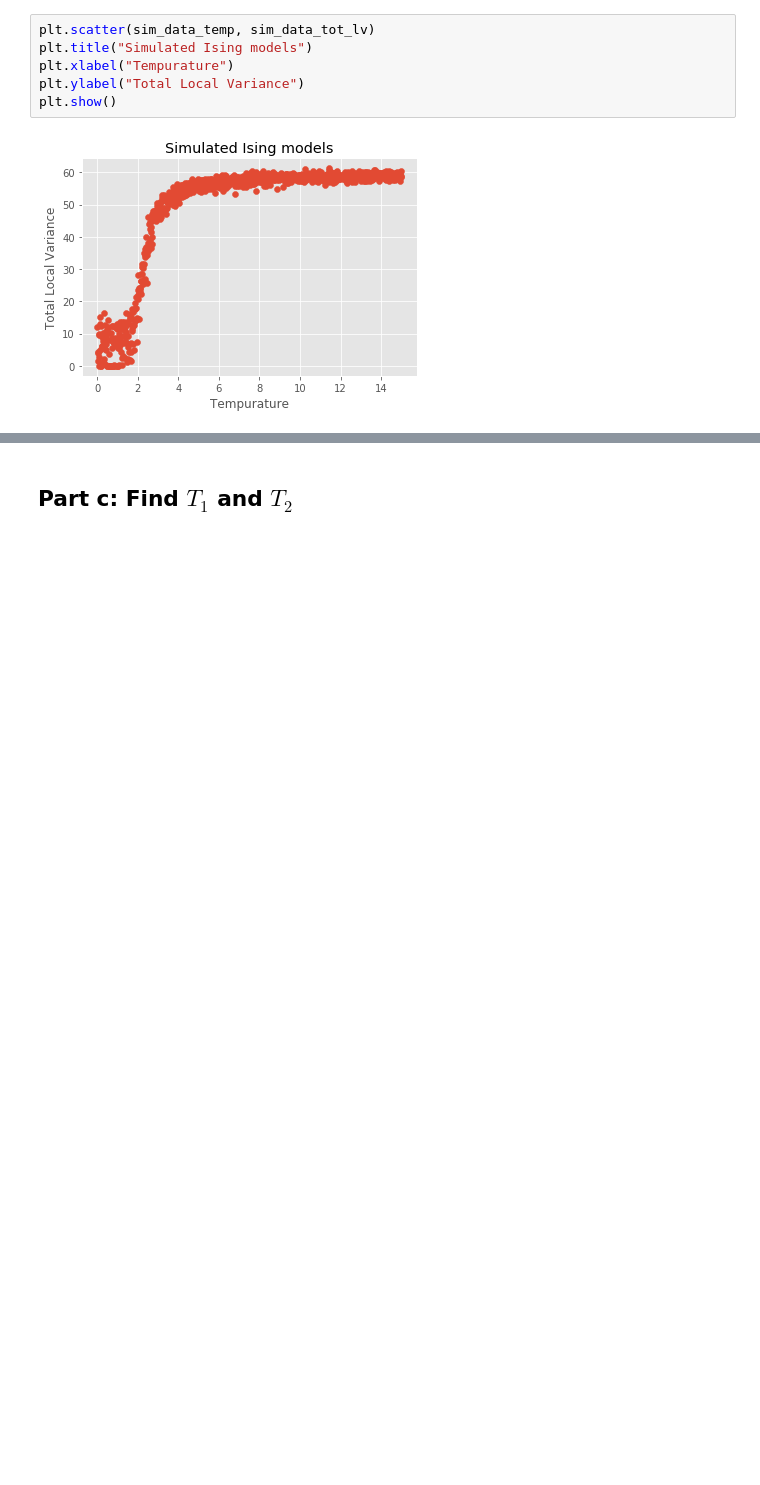
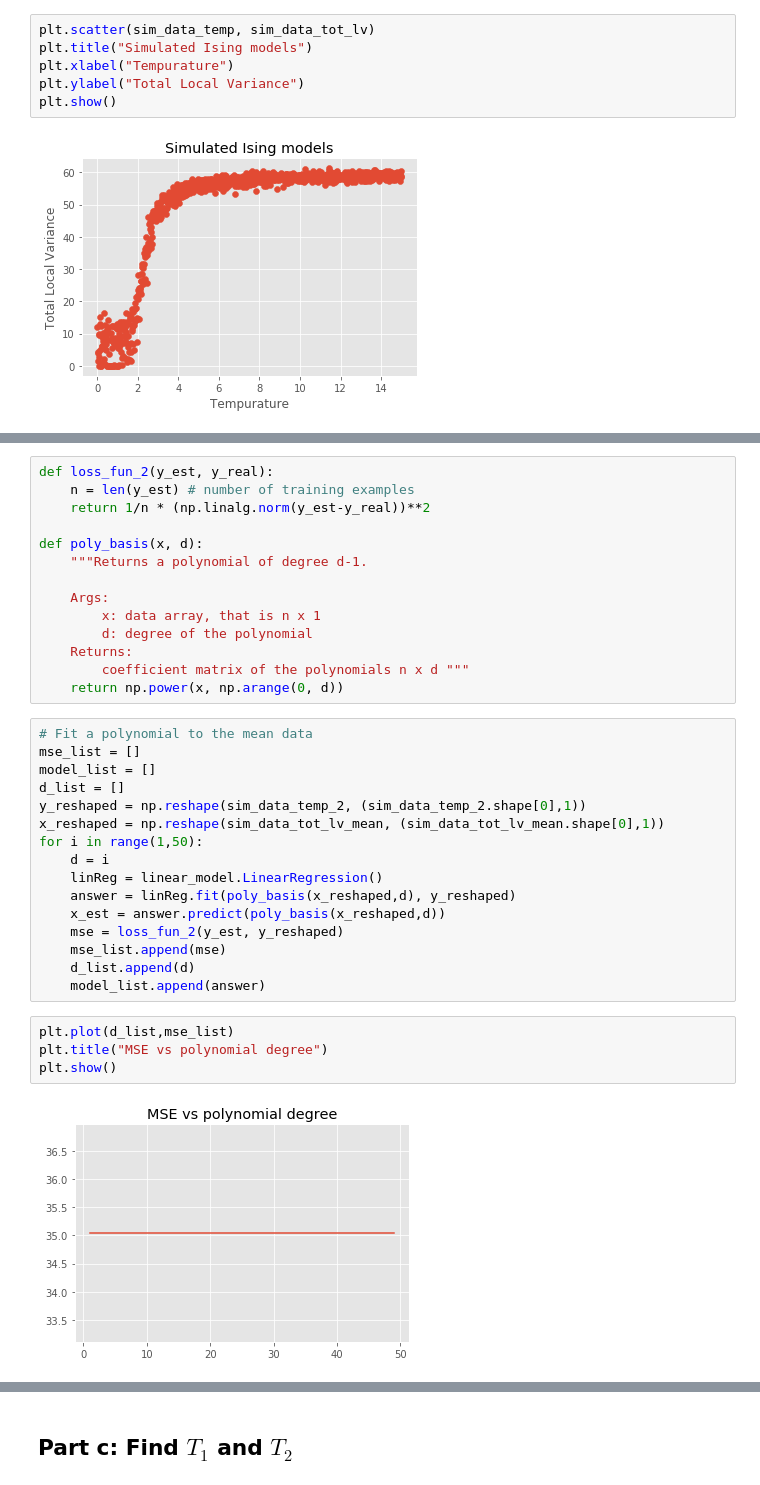
Before and after one commit to zmiller22/AM216, a Jupyter notebook: HW2/P2_Ising_2.ipynb, the cells around one changed output, grey strips where cells are left out. Drawn from its saved outputs; the diff is of its cells as text; blank space fills up the shorter version.

```diff
--- a/HW2/P2_Ising_2.ipynb
+++ b/HW2/P2_Ising_2.ipynb
@@ -719,0 +732,36 @@ plt.show()
+# %%
+def loss_fun_2(y_est, y_real):
+    n = len(y_est) # number of training examples
+    return 1/n * (np.linalg.norm(y_est-y_real))**2
+
+def poly_basis(x, d):
+    """Returns a polynomial of degree d-1.
+
+    Args:
+        x: data array, that is n x 1
+        d: degree of the polynomial
+    Returns:
+        coefficient matrix of the polynomials n x d """
+    return np.power(x, np.arange(0, d))
+# %%
+# Fit a polynomial to the mean data
+mse_list = []
+model_list = []
+d_list = []
+y_reshaped = np.reshape(sim_data_temp_2, (sim_data_temp_2.shape[0],1))
+x_reshaped = np.reshape(sim_data_tot_lv_mean, (sim_data_tot_lv_mean.shape[0],1))
+for i in range(1,50):
+    d = i
+    linReg = linear_model.LinearRegression()
+    answer = linReg.fit(poly_basis(x_reshaped,d), y_reshaped)
+    x_est = answer.predict(poly_basis(x_reshaped,d))
+    mse = loss_fun_2(y_est, y_reshaped)
+    mse_list.append(mse)
+    d_list.append(d)
+    model_list.append(answer)
+# %%
+plt.plot(d_list,mse_list)
+plt.title("MSE vs polynomial degree")
+plt.show()
+# %% [output]
+[figure, added]
```
Also changed, not shown: parts of 16 cells of this notebook.
